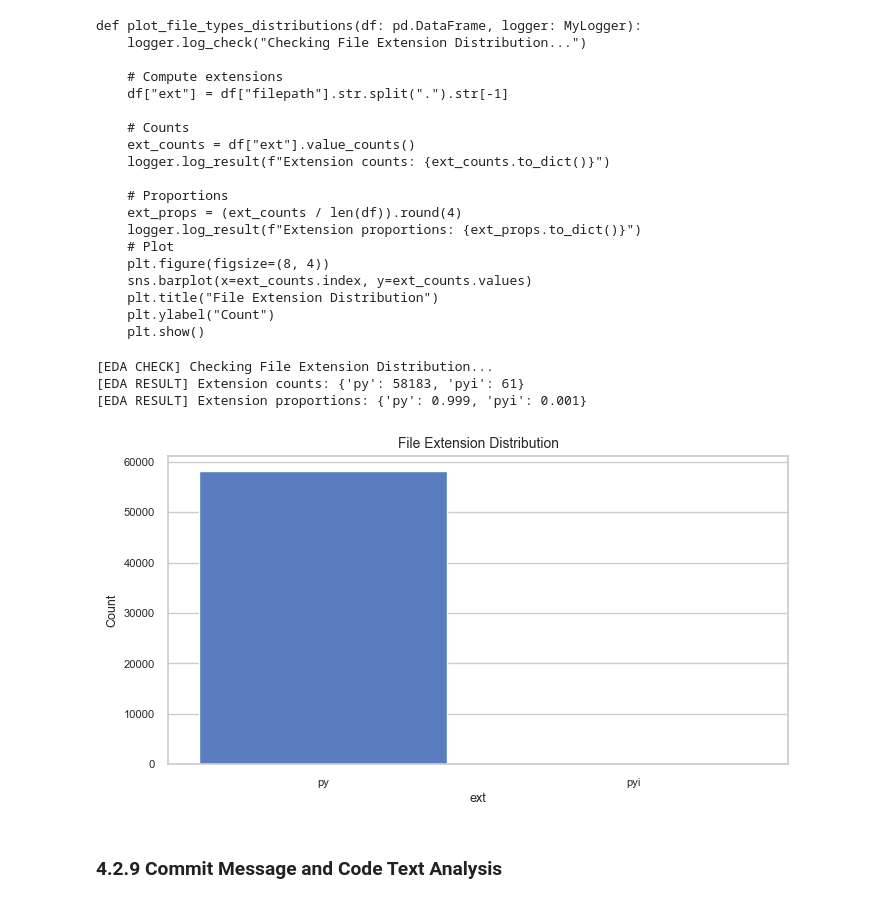
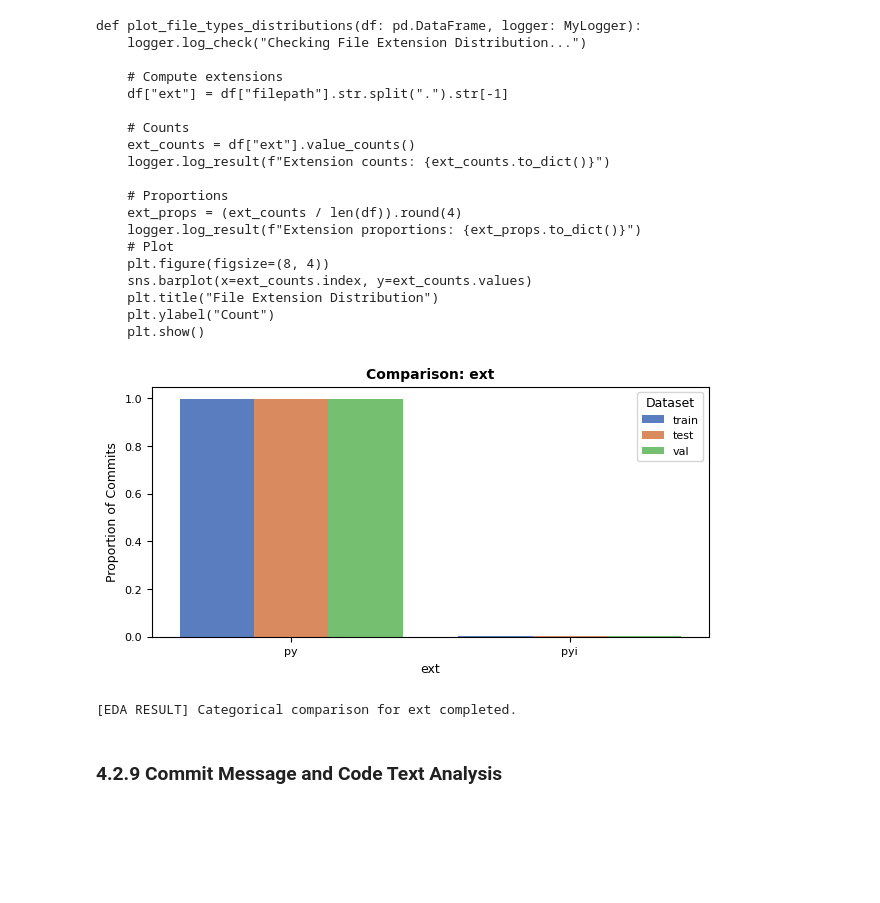
Before and after one commit to FilipMojto/DP_Thesis, a Jupyter notebook: notebooks/04-EDA.ipynb, the cells around one changed output. Cells and saved outputs as stored; diff of their text form; code cells hidden in the pictures; blank space fills up the shorter version.

```diff
--- a/notebooks/04-EDA.ipynb
+++ b/notebooks/04-EDA.ipynb
@@ -425,12 +404,18 @@ def plot_file_types_distributions(df: pd.DataFrame, logger: MyLogger):
     plt.ylabel("Count")
     plt.show()
 # %%
-plot_file_types_distributions(df=df, logger=logger)
+# plot_file_types_distributions(df=df, logger=logger)
+
+for df in dfs.values():
+    df["ext"] = df["filepath"].str.split(".").str[-1]
+
+
+plot_categorical_comparison(
+    dfs=dfs, feature="ext", logger=logger, experiment_dir=None, rows_per_page=3
+)
 # %% [output]
+[figure, new version]
-[EDA CHECK] Checking File Extension Distribution...
-[EDA RESULT] Extension counts: {'py': 58183, 'pyi': 61}
-[EDA RESULT] Extension proportions: {'py': 0.999, 'pyi': 0.001}
+[EDA RESULT] Categorical comparison for ext completed.
-[figure, old version]
 # %% [markdown]
 ### 4.2.9 Commit Message and Code Text Analysis
 # %% [markdown]
```
Also changed, not shown: parts of 16 cells of this notebook, 10 other files.
